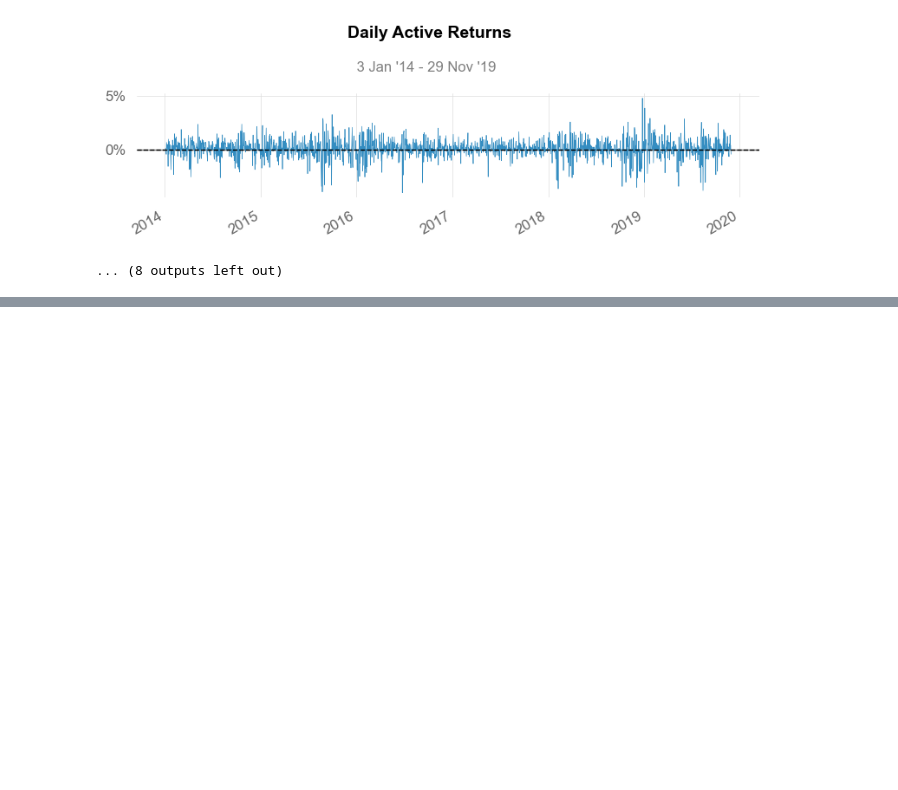
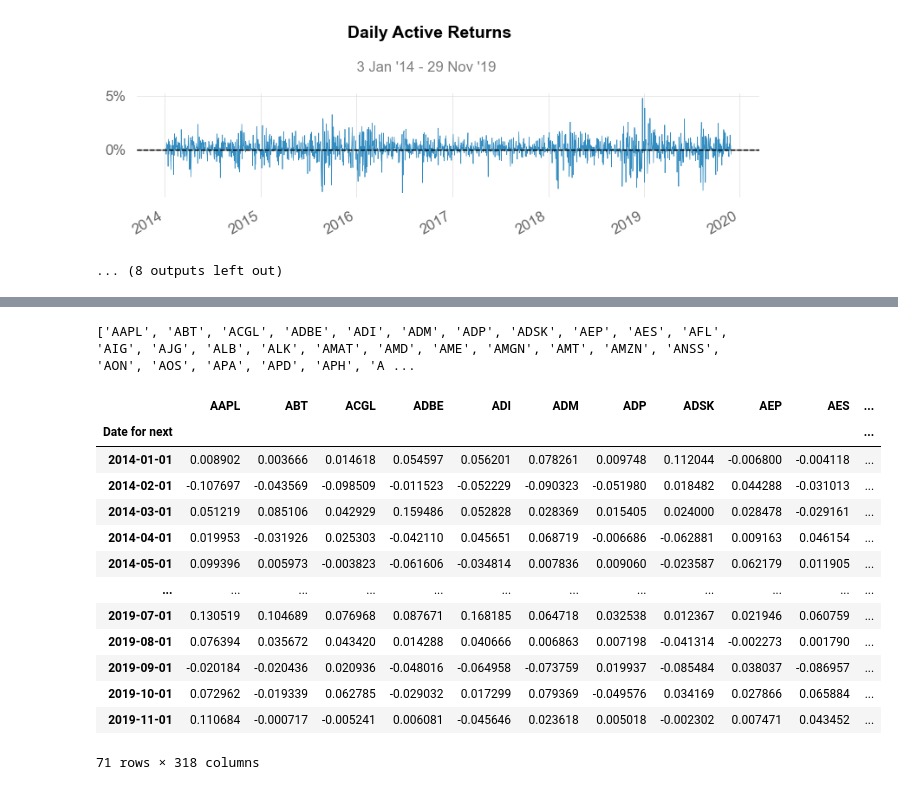
Before and after one commit to yinkiatho/RF-Portfolio-Optimization, a Jupyter notebook: MVPortfolio.ipynb, the cells around one changed output, grey strips where cells are left out. Cells and saved outputs as stored; diff of their text form; code cells hidden in the pictures; blank space fills up the shorter version.

```diff
--- a/MVPortfolio.ipynb
+++ b/MVPortfolio.ipynb
@@ -351,0 +533,22 @@ Strategy Visualization
+# %%
+returns_data = pd.read_csv('returns_data.csv', index_col='Date for next')
+stocks = list(wide_df.columns)
+print(stocks)
+returns_data = returns_data[stocks]
+returns_data
+# %% [output]
+['AAPL', 'ABT', 'ACGL', 'ADBE', 'ADI', 'ADM', 'ADP', 'ADSK', 'AEP', 'AES', 'AFL', 'AIG', 'AJG', 'ALB', 'ALK', 'AMAT', 'AMD', 'AME', 'AMGN', 'AMT', 'AMZN', 'ANSS', 'AON', 'AOS', 'APA', 'APD', 'APH', 'A ...
+|  | AAPL | ABT | ACGL | ADBE | ADI | ADM | ADP | ADSK | AEP | AES | ... |
+| Date for next |  |  |  |  |  |  |  |  |  |  | ... |
+| 2014-01-01 | 0.008902 | 0.003666 | 0.014618 | 0.054597 | 0.056201 | 0.078261 | 0.009748 | 0.112044 | -0.006800 | -0.004118 | ... |
+| 2014-02-01 | -0.107697 | -0.043569 | -0.098509 | -0.011523 | -0.052229 | -0.090323 | -0.051980 | 0.018482 | 0.044288 | -0.031013 | ... |
+| 2014-03-01 | 0.051219 | 0.085106 | 0.042929 | 0.159486 | 0.052828 | 0.028369 | 0.015405 | 0.024000 | 0.028478 | -0.029161 | ... |
+| 2014-04-01 | 0.019953 | -0.031926 | 0.025303 | -0.042110 | 0.045651 | 0.068719 | -0.006686 | -0.062881 | 0.009163 | 0.046154 | ... |
+| 2014-05-01 | 0.099396 | 0.005973 | -0.003823 | -0.061606 | -0.034814 | 0.007836 | 0.009060 | -0.023587 | 0.062179 | 0.011905 | ... |
+| ... | ... | ... | ... | ... | ... | ... | ... | ... | ... | ... | ... |
+| 2019-07-01 | 0.130519 | 0.104689 | 0.076968 | 0.087671 | 0.168185 | 0.064718 | 0.032538 | 0.012367 | 0.021946 | 0.060759 | ... |
+| 2019-08-01 | 0.076394 | 0.035672 | 0.043420 | 0.014288 | 0.040666 | 0.006863 | 0.007198 | -0.041314 | -0.002273 | 0.001790 | ... |
+| 2019-09-01 | -0.020184 | -0.020436 | 0.020936 | -0.048016 | -0.064958 | -0.073759 | 0.019937 | -0.085484 | 0.038037 | -0.086957 | ... |
+| 2019-10-01 | 0.072962 | -0.019339 | 0.062785 | -0.029032 | 0.017299 | 0.079369 | -0.049576 | 0.034169 | 0.027866 | 0.065884 | ... |
+| 2019-11-01 | 0.110684 | -0.000717 | -0.005241 | 0.006081 | -0.045646 | 0.023618 | 0.005018 | -0.002302 | 0.007471 | 0.043452 | ... |
+71 rows × 318 columns
```
Also changed, not shown: parts of 10 cells of this notebook, 6 other files.
